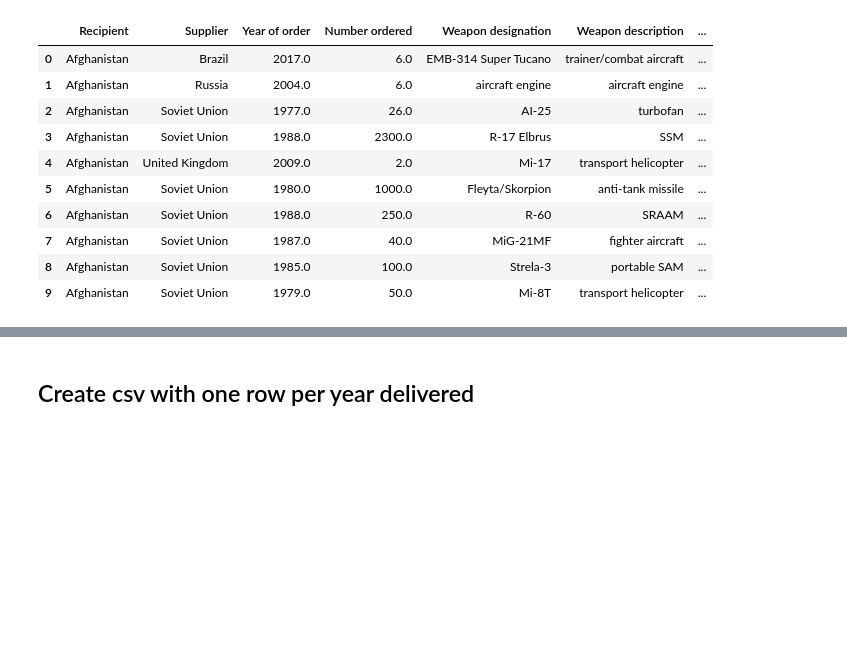
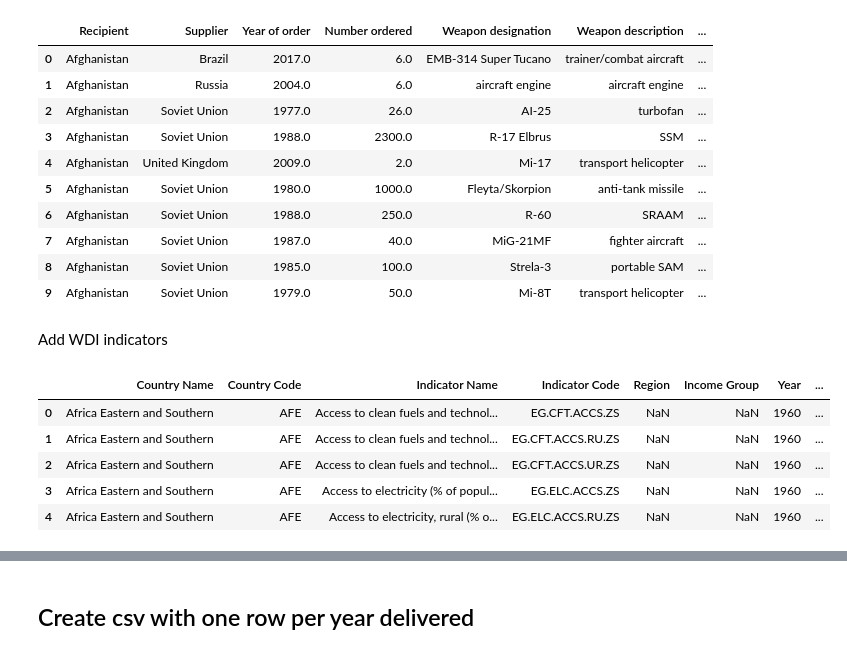
Before and after one commit to ClaytonB-3/arms-trade-proj, a Jupyter notebook: data_cleaning.ipynb, the cells around one changed output, grey strips where cells are left out. Drawn from its saved outputs; the diff is of its cells as text; code cells hidden in the pictures; blank space fills up the shorter version.

Commit message:
add indicators to final_data

```diff
--- a/data_cleaning.ipynb
+++ b/data_cleaning.ipynb
@@ -397,3 +479,23 @@ df.head(10)
 | 7 | Afghanistan | Soviet Union | 1987.0 | 40.0 | MiG-21MF | fighter aircraft | ... |
 | 8 | Afghanistan | Soviet Union | 1985.0 | 100.0 | Strela-3 | portable SAM | ... |
 | 9 | Afghanistan | Soviet Union | 1979.0 | 50.0 | Mi-8T | transport helicopter | ... |
+# %% [markdown]
+Add WDI indicators
+# %%
+wdi_df = pd.read_csv('raw_data/WDICSV.csv')
+country_df = pd.read_csv('raw_data/WDICountry.csv')
+# %%
+wdi_df = wdi_df.merge(country_df[['Table Name','Region','Income Group', 'Long Name']], how='left', left_on='Country Name', right_on = 'Table Name')
+wdi_df = wdi_df.drop('Table Name', axis=1)
+# %%
+wdi_df_long = pd.melt(wdi_df, id_vars=['Country Name', 'Country Code', 'Indicator Name', 'Indicator Code', 'Region', 'Income Group'],
+                      var_name = 'Year',
+                      value_name = 'indicator_value')
+wdi_df_long.head()
+# %% [output]
+|  | Country Name | Country Code | Indicator Name | Indicator Code | Region | Income Group | Year | ... |
+| 0 | Africa Eastern and Southern | AFE | Access to clean fuels and technol... | EG.CFT.ACCS.ZS | NaN | NaN | 1960 | ... |
+| 1 | Africa Eastern and Southern | AFE | Access to clean fuels and technol... | EG.CFT.ACCS.RU.ZS | NaN | NaN | 1960 | ... |
+| 2 | Africa Eastern and Southern | AFE | Access to clean fuels and technol... | EG.CFT.ACCS.UR.ZS | NaN | NaN | 1960 | ... |
+| 3 | Africa Eastern and Southern | AFE | Access to electricity (% of popul... | EG.ELC.ACCS.ZS | NaN | NaN | 1960 | ... |
+| 4 | Africa Eastern and Southern | AFE | Access to electricity, rural (% o... | EG.ELC.ACCS.RU.ZS | NaN | NaN | 1960 | ... |
```
Also changed, not shown: parts of 18 cells of this notebook, 4 other files.
